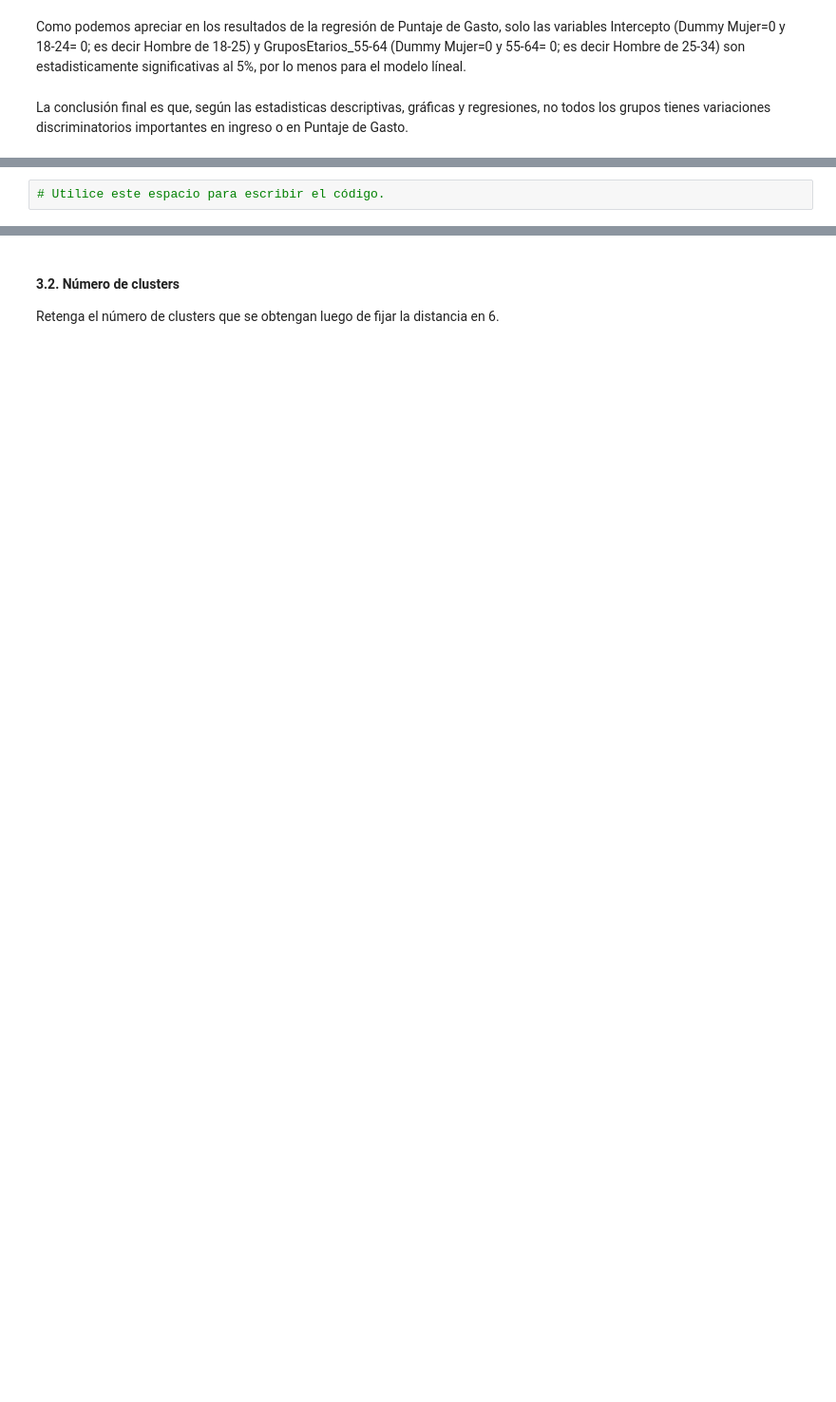
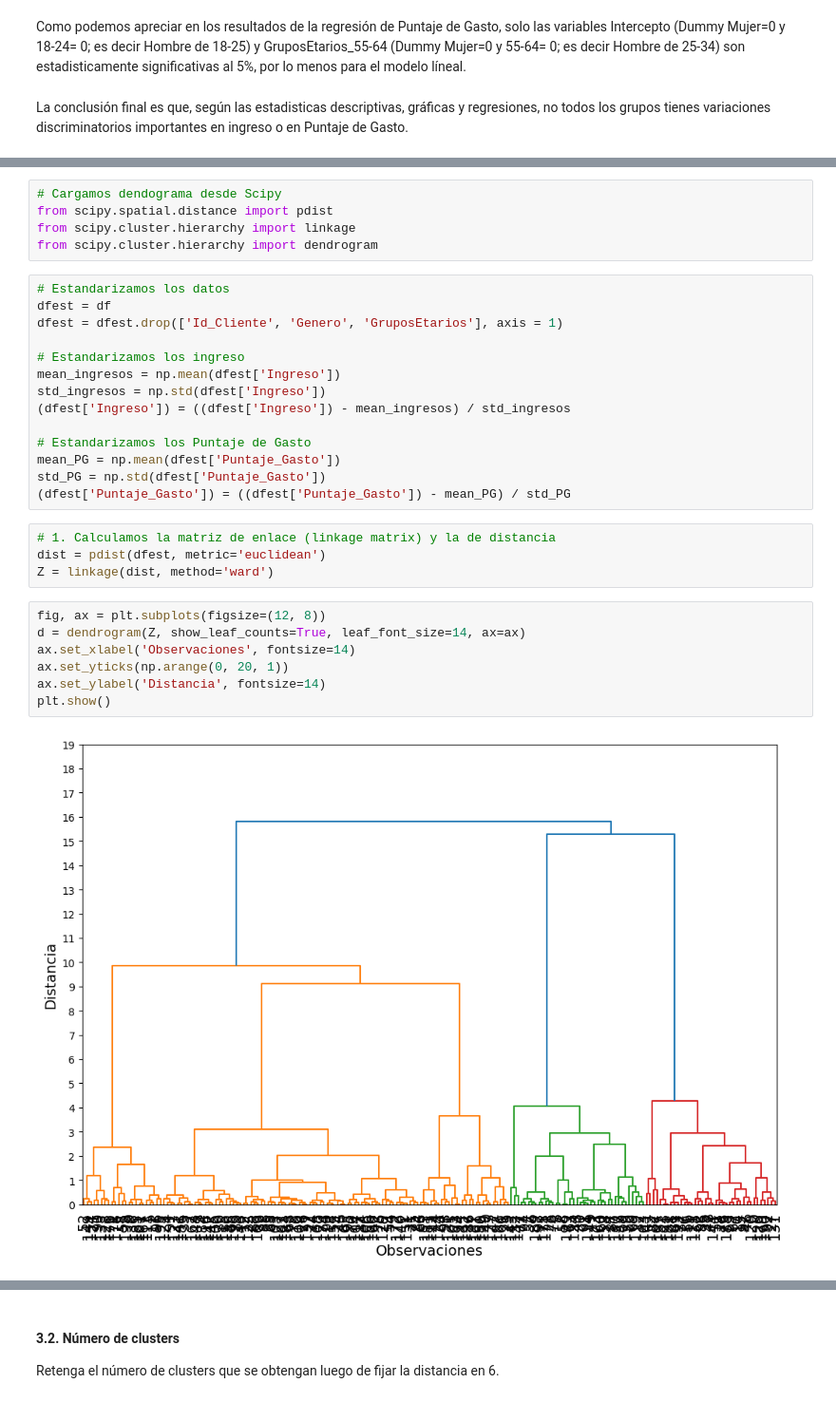
Before and after one commit to sebastian23escobar/Aprendizaje_no_supervisado, a Jupyter notebook: Taller2/S4_Taller_Jerarquico_DBSCAN.ipynb, the cells around one changed output, grey strips where cells are left out. Shown at 95% size. Drawn from its saved outputs; the diff is of its cells as text; blank space fills up the shorter version.

```diff
--- a/Taller2/S4_Taller_Jerarquico_DBSCAN.ipynb
+++ b/Taller2/S4_Taller_Jerarquico_DBSCAN.ipynb
@@ -302,3 +302,33 @@ Agrupe a los clientes utilizando sólo dos variables: su ingreso y el puntaje de
 # %%
-# Utilice este espacio para escribir el código.
+# Cargamos dendograma desde Scipy
+from scipy.spatial.distance import pdist
+from scipy.cluster.hierarchy import linkage
+from scipy.cluster.hierarchy import dendrogram
+# %%
+# Estandarizamos los datos
+dfest = df
+dfest = dfest.drop(['Id_Cliente', 'Genero', 'GruposEtarios'], axis = 1)
+
+# Estandarizamos los ingreso
+mean_ingresos = np.mean(dfest['Ingreso'])
+std_ingresos = np.std(dfest['Ingreso'])
+(dfest['Ingreso']) = ((dfest['Ingreso']) - mean_ingresos) / std_ingresos
+
+# Estandarizamos los Puntaje de Gasto
+mean_PG = np.mean(dfest['Puntaje_Gasto'])
+std_PG = np.std(dfest['Puntaje_Gasto'])
+(dfest['Puntaje_Gasto']) = ((dfest['Puntaje_Gasto']) - mean_PG) / std_PG
+# %%
+# 1. Calculamos la matriz de enlace (linkage matrix) y la de distancia
+dist = pdist(dfest, metric='euclidean')
+Z = linkage(dist, method='ward')
+# %%
+fig, ax = plt.subplots(figsize=(12, 8))
+d = dendrogram(Z, show_leaf_counts=True, leaf_font_size=14, ax=ax)
+ax.set_xlabel('Observaciones', fontsize=14)
+ax.set_yticks(np.arange(0, 20, 1))
+ax.set_ylabel('Distancia', fontsize=14)
+plt.show()
+# %% [output]
+[figure, added]
 # %% [markdown]
```
Also changed, not shown: parts of 12 cells of this notebook.
